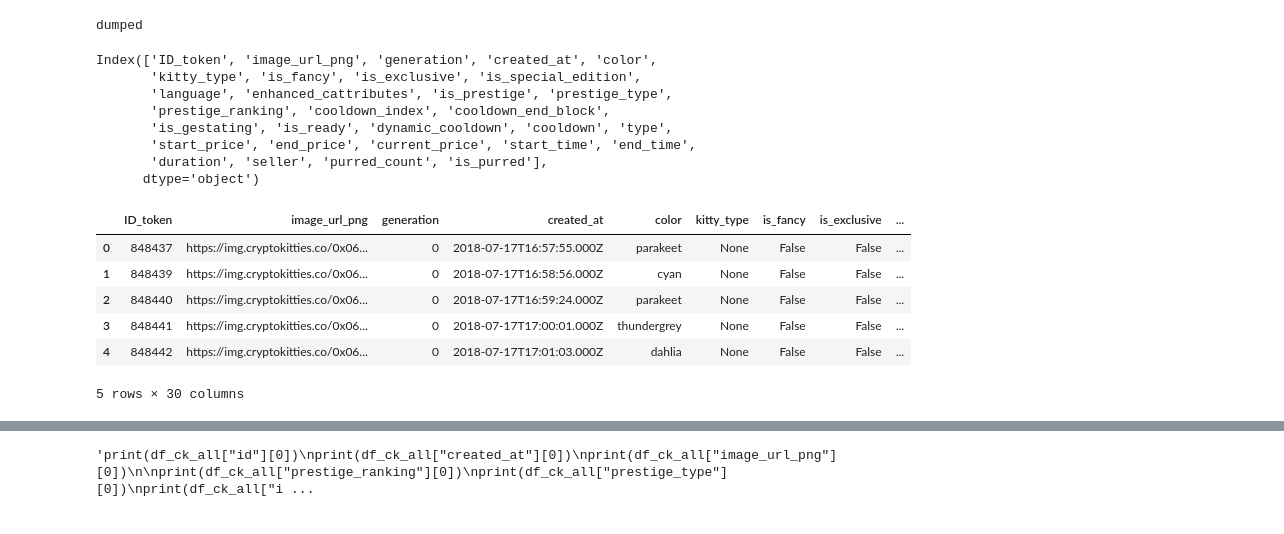
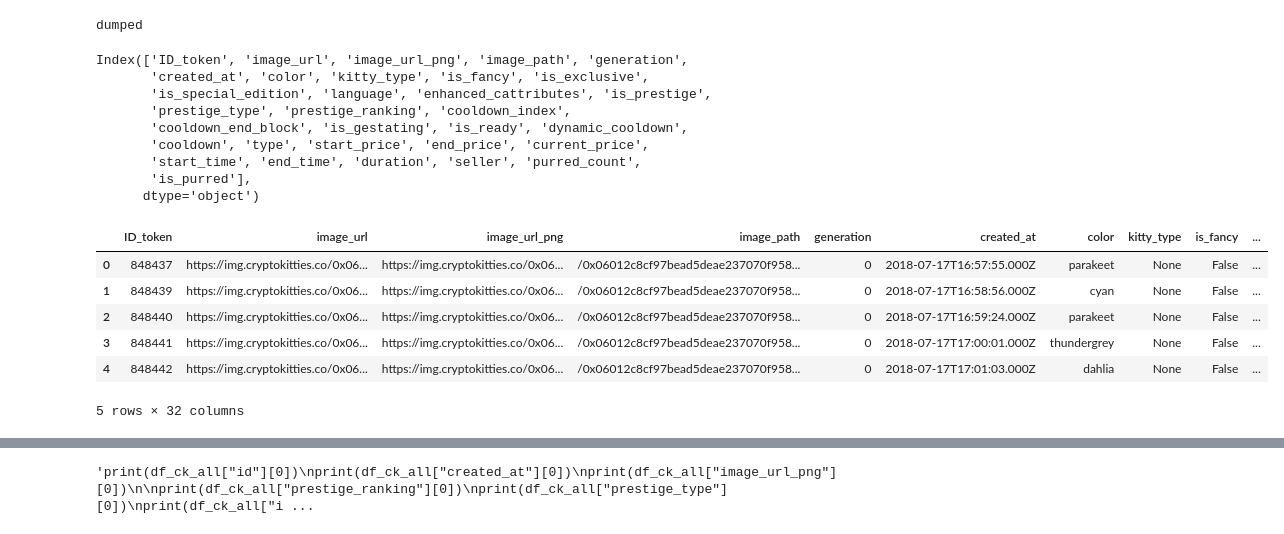
Before and after one commit to csgorham/cryptokitties-heroku, a Jupyter notebook: merge_DATA_go-CRYPTOKITTYAPI.ipynb, the cells around one changed output, grey strips where cells are left out. Drawn from its saved outputs; the diff is of its cells as text; code cells hidden in the pictures.

```diff
--- a/merge_DATA_go-CRYPTOKITTYAPI.ipynb
+++ b/merge_DATA_go-CRYPTOKITTYAPI.ipynb
@@ -88,47 +88,48 @@ with open('g0_kitties_api.json', 'w') as outfile:
 # %% [output]
 dumped
 # %%
-with open('g0_kitties_api.json') as f:
+with open('../g0_kitties_api.json') as f:
     data_ck = json.loads(f.read())
     df_ck_all = pd.DataFrame(data_ck['kitties'])
 
 df_ck_all = df_ck_all.drop_duplicates(subset='id', keep="first")
 
 
-df_ck_all = df_ck_all.drop('image_url', 1)
+#df_ck_all = df_ck_all.drop('image_url', 1)
 df_ck_all = df_ck_all.drop('image_url_cdn', 1)
-df_ck_all = df_ck_all.drop('image_path', 1)
+#df_ck_all = df_ck_all.drop('image_path', 1)
 df_ck_all = df_ck_all.drop('kitty_items_image_path', 1)
 df_ck_all = df_ck_all.drop('owner', 1)
 
 df_ck_all  = pd.concat([df_ck_all.drop(['status'], axis=1), df_ck_all['status'].apply(pd.Series)], axis=1)
 df_ck_all  = pd.concat([df_ck_all.drop(['auction'], axis=1), df_ck_all['auction'].apply(pd.Series)], axis=1)
 #df_ck_all  = pd.concat([df_ck_all.drop(['owner'], axis=1), df_ck_all['owner'].apply(pd.Series)], axis=1)
 df_ck_all  = pd.concat([df_ck_all.drop(['purrs'], axis=1), df_ck_all['purrs'].apply(pd.Series)], axis=1)
 df_ck_all  = df_ck_all.rename({'count': 'purred_count'}, axis=1)
 df_ck_all  = df_ck_all.rename({'id': 'ID_token'}, axis=1)
 
 #df_ck_all  = pd.concat([df_ck_all.drop(['enhanced_cattributes'], axis=1), df_ck_all['enhanced_cattributes'].apply(pd.Series)], axis=1)
 
 #df_ck_all  = pd.concat([df_ck_all.drop([1], axis=1), df_ck_all[1].apply(pd.Series)], axis=1)
 
 print(df_ck_all.columns)
 
 
 df_ck_all.head()
 # %% [output]
-Index(['ID_token', 'image_url_png', 'generation', 'created_at', 'color',
-       'kitty_type', 'is_fancy', 'is_exclusive', 'is_special_edition',
-       'language', 'enhanced_cattributes', 'is_prestige', 'prestige_type',
-       'prestige_ranking', 'cooldown_index', 'cooldown_end_block',
-       'is_gestating', 'is_ready', 'dynamic_cooldown', 'cooldown', 'type',
-       'start_price', 'end_price', 'current_price', 'start_time', 'end_time',
-       'duration', 'seller', 'purred_count', 'is_purred'],
+Index(['ID_token', 'image_url', 'image_url_png', 'image_path', 'generation',
+       'created_at', 'color', 'kitty_type', 'is_fancy', 'is_exclusive',
+       'is_special_edition', 'language', 'enhanced_cattributes', 'is_prestige',
+       'prestige_type', 'prestige_ranking', 'cooldown_index',
+       'cooldown_end_block', 'is_gestating', 'is_ready', 'dynamic_cooldown',
+       'cooldown', 'type', 'start_price', 'end_price', 'current_price',
+       'start_time', 'end_time', 'duration', 'seller', 'purred_count',
+       'is_purred'],
       dtype='object')
-|  | ID_token | image_url_png | generation | created_at | color | kitty_type | is_fancy | is_exclusive | ... |
-| 0 | 848437 | https://img.cryptokitties.co/0x06... | 0 | 2018-07-17T16:57:55.000Z | parakeet | None | False | False | ... |
-| 1 | 848439 | https://img.cryptokitties.co/0x06... | 0 | 2018-07-17T16:58:56.000Z | cyan | None | False | False | ... |
-| 2 | 848440 | https://img.cryptokitties.co/0x06... | 0 | 2018-07-17T16:59:24.000Z | parakeet | None | False | False | ... |
-| 3 | 848441 | https://img.cryptokitties.co/0x06... | 0 | 2018-07-17T17:00:01.000Z | thundergrey | None | False | False | ... |
-| 4 | 848442 | https://img.cryptokitties.co/0x06... | 0 | 2018-07-17T17:01:03.000Z | dahlia | None | False | False | ... |
+|  | ID_token | image_url | image_url_png | image_path | generation | created_at | color | kitty_type | is_fancy | ... |
+| 0 | 848437 | https://img.cryptokitties.co/0x06... | https://img.cryptokitties.co/0x06... | /0x06012c8cf97bead5deae237070f958... | 0 | 2018-07-17T16:57:55.000Z | parakeet | None | False | ... |
+| 1 | 848439 | https://img.cryptokitties.co/0x06... | https://img.cryptokitties.co/0x06... | /0x06012c8cf97bead5deae237070f958... | 0 | 2018-07-17T16:58:56.000Z | cyan | None | False | ... |
+| 2 | 848440 | https://img.cryptokitties.co/0x06... | https://img.cryptokitties.co/0x06... | /0x06012c8cf97bead5deae237070f958... | 0 | 2018-07-17T16:59:24.000Z | parakeet | None | False | ... |
+| 3 | 848441 | https://img.cryptokitties.co/0x06... | https://img.cryptokitties.co/0x06... | /0x06012c8cf97bead5deae237070f958... | 0 | 2018-07-17T17:00:01.000Z | thundergrey | None | False | ... |
+| 4 | 848442 | https://img.cryptokitties.co/0x06... | https://img.cryptokitties.co/0x06... | /0x06012c8cf97bead5deae237070f958... | 0 | 2018-07-17T17:01:03.000Z | dahlia | None | False | ... |
-5 rows × 30 columns
+5 rows × 32 columns
```
Also changed, not shown: parts of 31 cells of this notebook, 1 other file.
